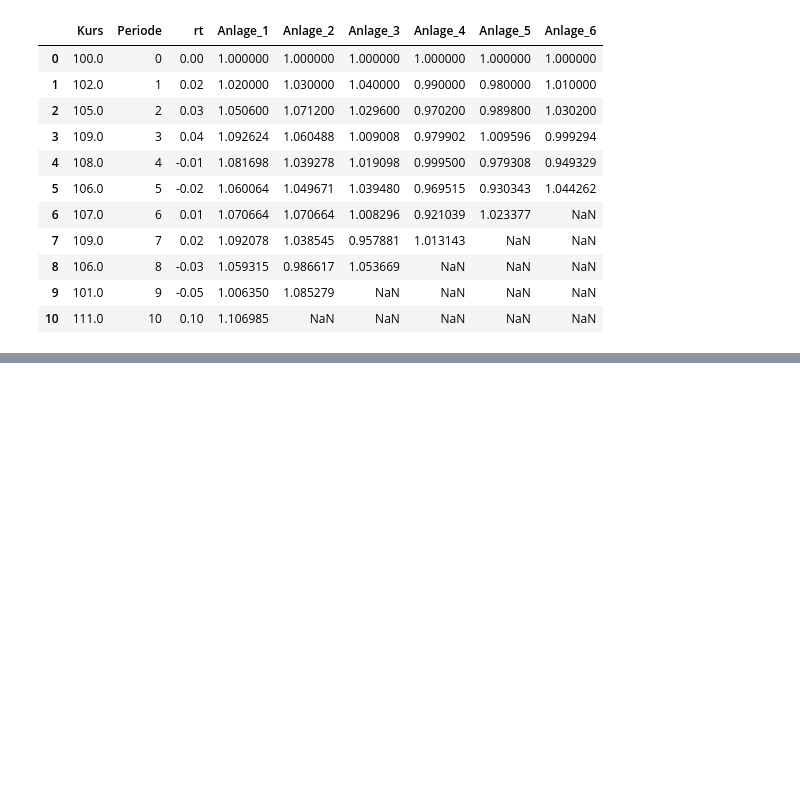
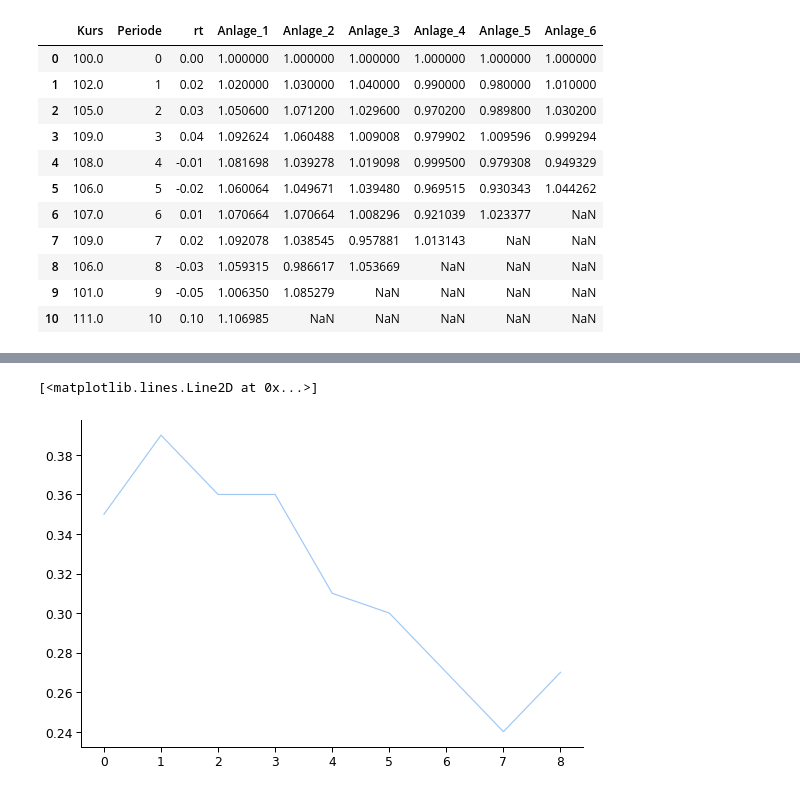
Before and after one commit to fredzett/Skript-Business-Analytics, a Jupyter notebook: _sources/chapters/assets/assets.ipynb, the cells around one changed output, grey strips where cells are left out. Cells and saved outputs as stored; diff of their text form; code cells hidden in the pictures; blank space fills up the shorter version.

```diff
--- a/_sources/chapters/assets/assets.ipynb
+++ b/_sources/chapters/assets/assets.ipynb
@@ -143,0 +146,9 @@ new_df
+# %%
+probs = []
+for i in np.arange(1,t):
+    p = sum(smpl[:,i] < 1 ) / n
+    probs.append(p)
+plt.plot(probs)
+# %% [output]
+[<matplotlib.lines.Line2D at 0x...>]
+[figure, added]
```
Also changed, not shown: parts of 14 cells of this notebook, 46 other files.
